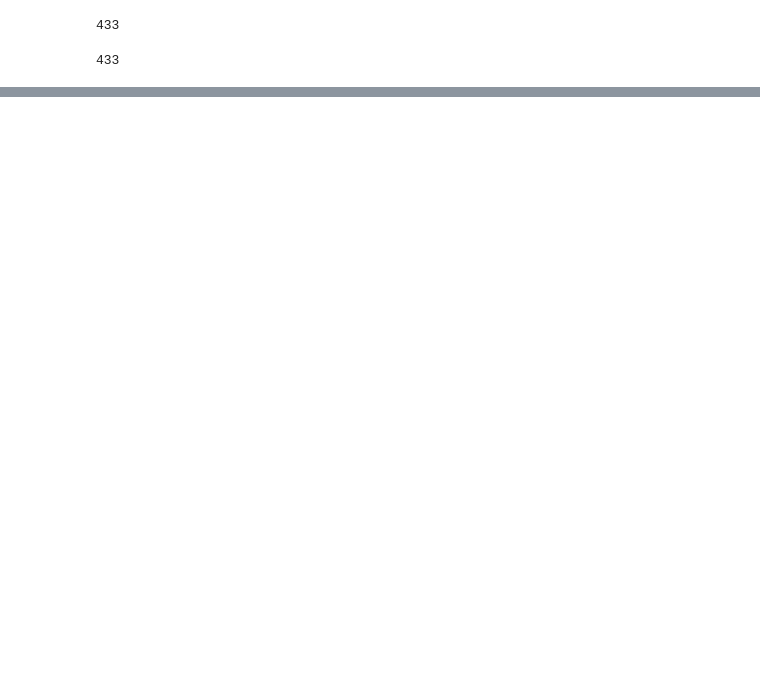
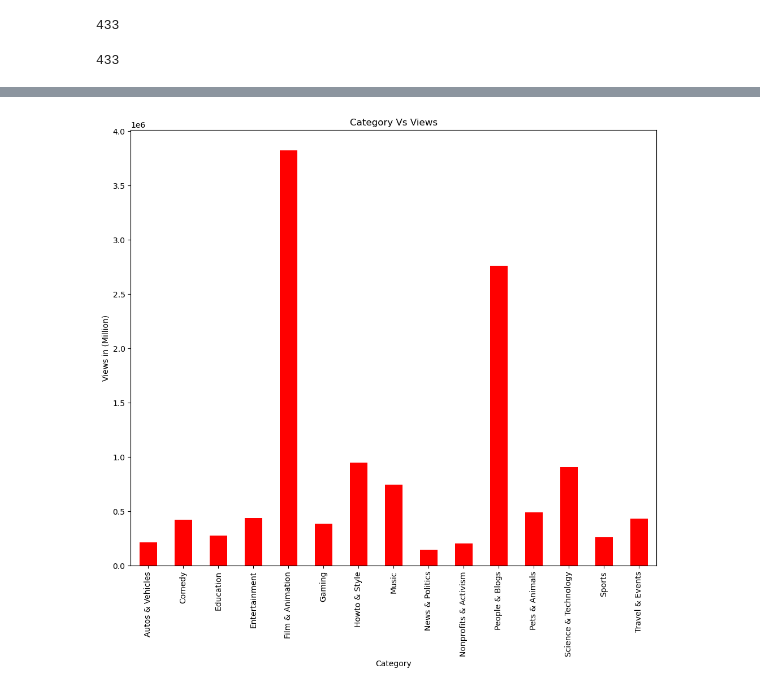
Before and after one commit to HermiaRen/Project1, a Jupyter notebook: Project amey.ipynb, the cells around one changed output, grey strips where cells are left out. Drawn from its saved outputs; the diff is of its cells as text; code cells hidden in the pictures; blank space fills up the shorter version.

```diff
--- a/Project amey.ipynb
+++ b/Project amey.ipynb
@@ -115,9 +92,12 @@ plt.savefig("Bar plot comments")
 # %%
-#Likes_df= Q1_df.groupby(["Category"]).mean()["Comments"]
+views_df= Q1_df.groupby(["Category"]).mean()["Views"]
 
-#plot_bar_comments =Likes_df.plot(kind = "bar",figsize=(12,10), color='b',)
+plot_bar =views_df.plot(kind ="bar",figsize=(12,10), color='r',)
 
 
-#plot_bar_views.set_ylabel("Likes")
-#plot_bar_views.set_xlabel("Category")
-#plt.show()
+plot_bar.set_ylabel("Views in (Million)")
+plot_bar.set_xlabel("Category")
+plot_bar.set_title("Category Vs Views")
+plt.show()
+# %% [output]
+[figure, added]
```
Also changed, not shown: parts of 5 cells of this notebook.
